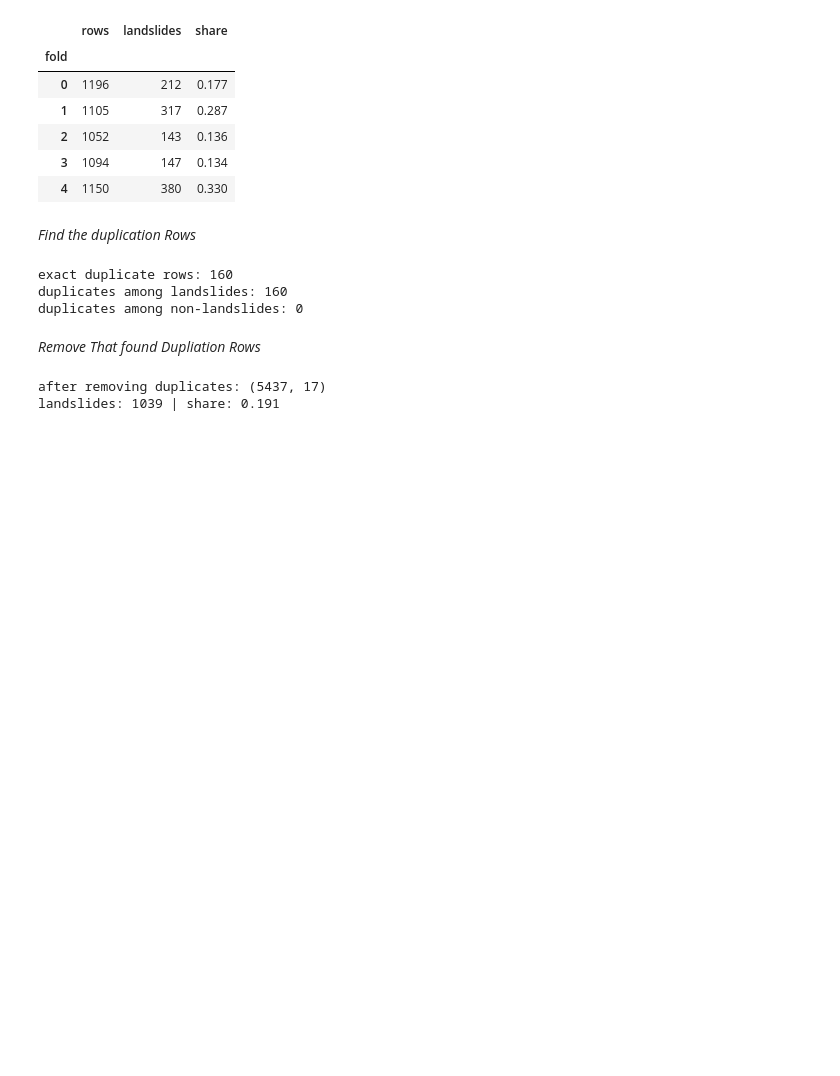
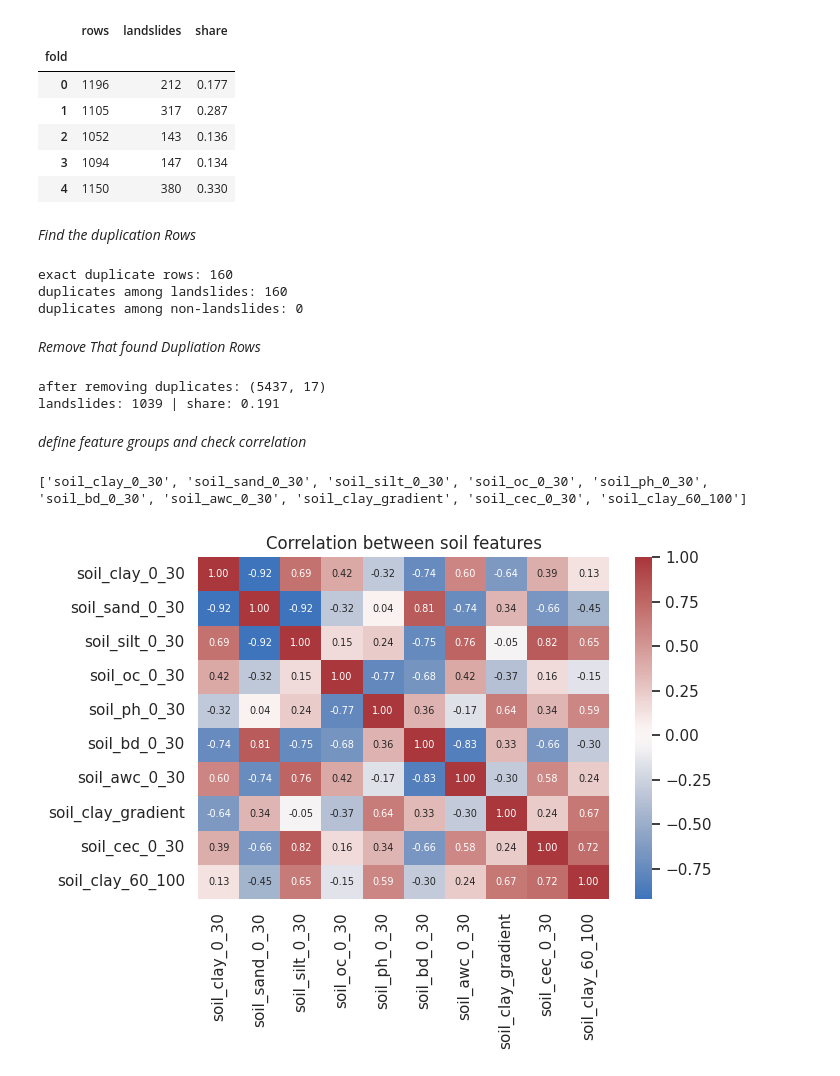
Before and after one commit to amasha-sinhalagoda/J26-IT-334, a Jupyter notebook: Landslide_Model.ipynb, the cells around one changed output. Drawn from its saved outputs; the diff is of its cells as text; code cells hidden in the pictures; blank space fills up the shorter version.

Commit message:
define: feature groups and check correlation

```diff
--- a/Landslide_Model.ipynb
+++ b/Landslide_Model.ipynb
@@ -121,3 +121,17 @@ clean.to_csv('static_clean_step1.csv', index=False)
 # %% [output]
 after removing duplicates: (5437, 17)
 landslides: 1039 | share: 0.191
+# %% [markdown]
+*define feature groups and check correlation*
+# %%
+SOIL = [c for c in clean.columns if c.startswith('soil_')]
+print(SOIL)
+
+plt.figure(figsize=(7, 5.5))
+sns.heatmap(clean[SOIL].corr(), annot=True, fmt='.2f', cmap='vlag', center=0, annot_kws={'size': 7})
+plt.title('Correlation between soil features')
+plt.tight_layout()
+plt.show()
+# %% [output]
+['soil_clay_0_30', 'soil_sand_0_30', 'soil_silt_0_30', 'soil_oc_0_30', 'soil_ph_0_30', 'soil_bd_0_30', 'soil_awc_0_30', 'soil_clay_gradient', 'soil_cec_0_30', 'soil_clay_60_100']
+[figure, added]
```
